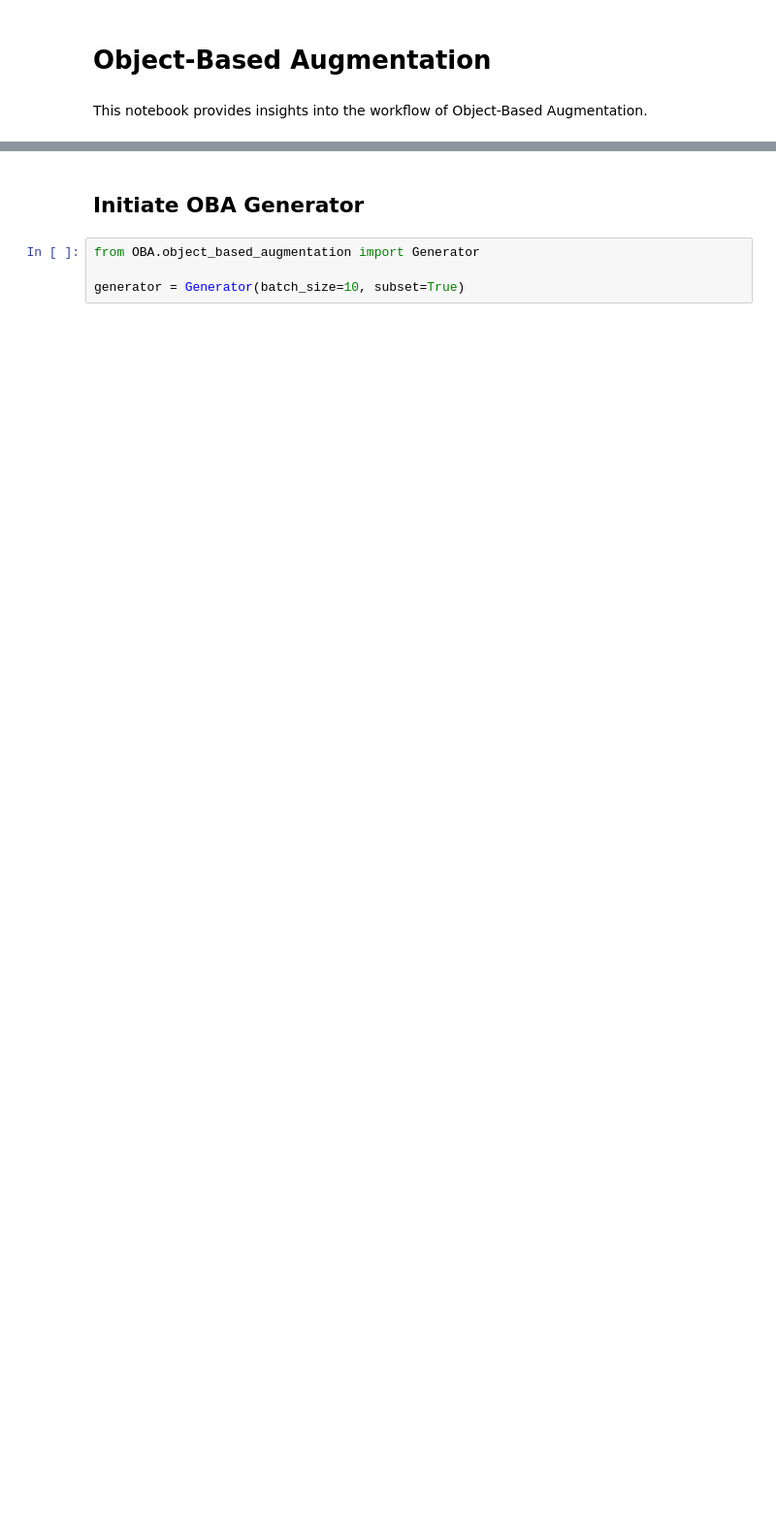
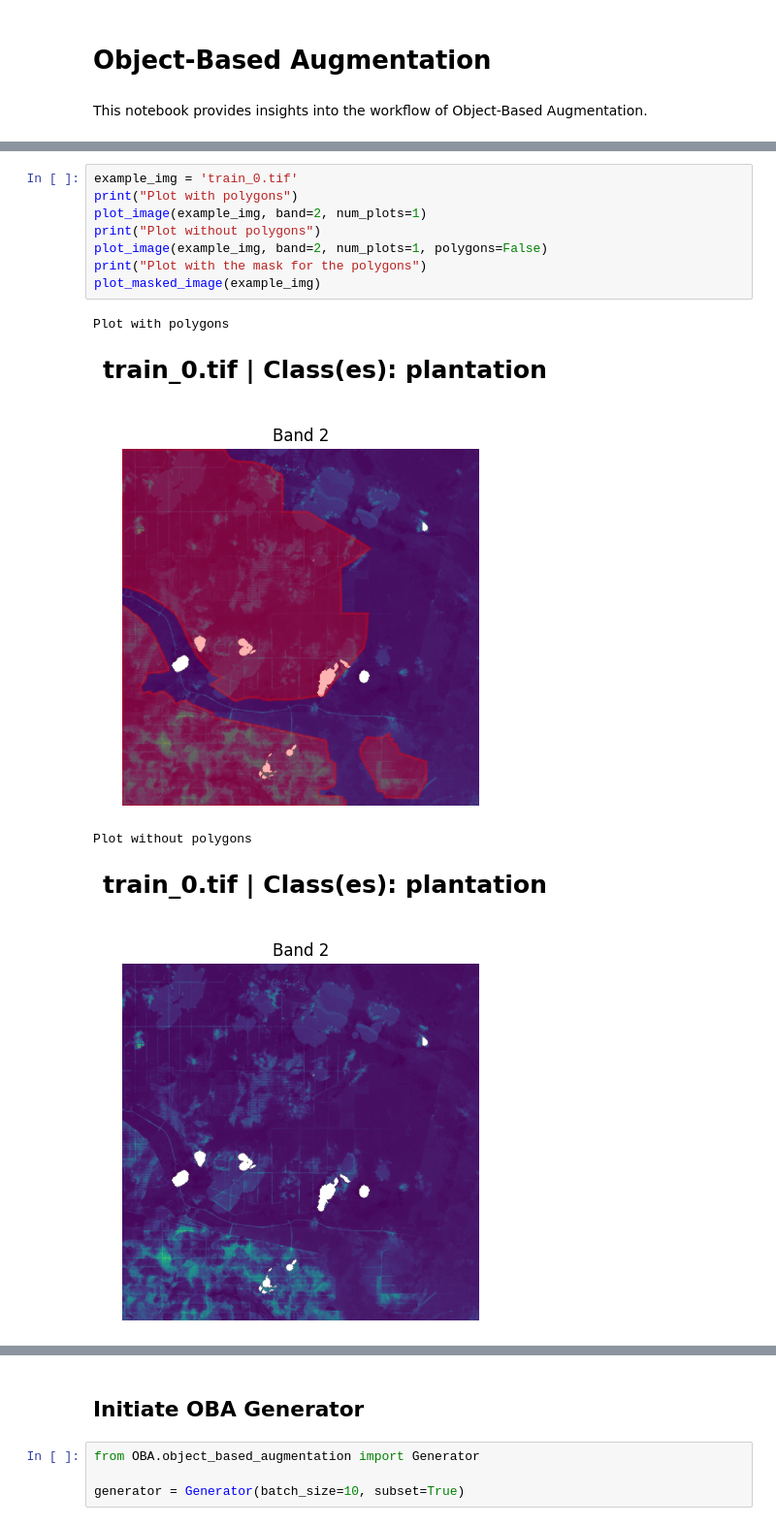
Before and after one commit to synneremmen/INF367A-Solafune, a Jupyter notebook: OBA/inspect_object_based_augmentation.ipynb, the cells around one changed output, grey strips where cells are left out. Shown at 97% size. Cells and saved outputs as stored; diff of their text form; blank space fills up the shorter version.

```diff
--- a/OBA/inspect_object_based_augmentation.ipynb
+++ b/OBA/inspect_object_based_augmentation.ipynb
@@ -26,0 +20,13 @@ No annotations found for /data/train_images/train_0.tif
+# %%
+example_img = 'train_0.tif'
+print("Plot with polygons")
+plot_image(example_img, band=2, num_plots=1)
+print("Plot without polygons")
+plot_image(example_img, band=2, num_plots=1, polygons=False)
+print("Plot with the mask for the polygons")
+plot_masked_image(example_img)
+# %% [output]
+Plot with polygons
+[figure, added]
+Plot without polygons
+[figure, added]
```
Also changed, not shown: parts of 22 cells of this notebook, 2 other files.
